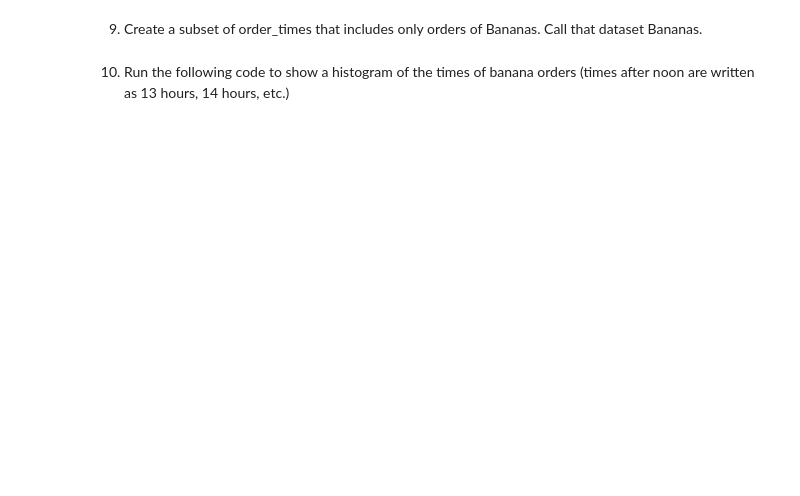
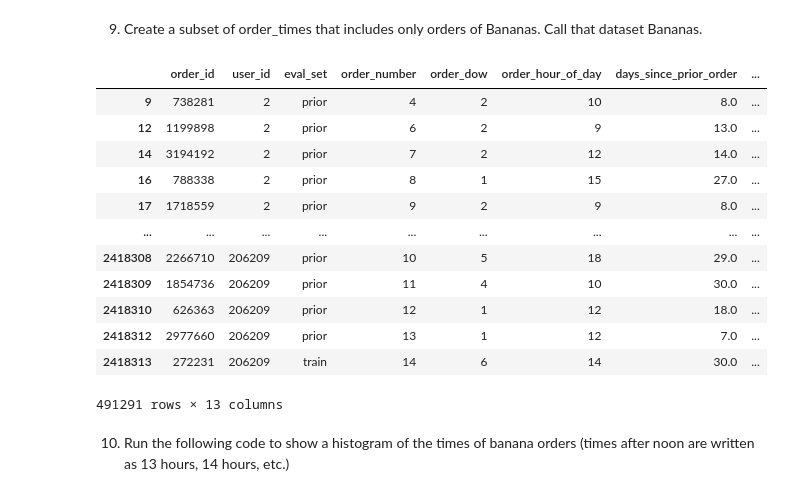
Before and after one commit to Samuel-Egbert31415/DS-Unit-1-Sprint-1-Data-Wrangling-and-Storytelling, a Jupyter notebook: module3-join-and-reshape-data/LS_DS_113_Join_and_Reshape_Data_Assignment.ipynb, the cells around one changed output. Saved outputs shown, nothing was run; the diff lists cells and outputs as text; code cells hidden in the pictures; blank space fills up the shorter version.

```diff
--- a/module3-join-and-reshape-data/LS_DS_113_Join_and_Reshape_Data_Assignment.ipynb
+++ b/module3-join-and-reshape-data/LS_DS_113_Join_and_Reshape_Data_Assignment.ipynb
@@ -265,3 +309,21 @@ Calcluate the number of times each product was ordered.  What was the most frequ
+# %%
+condition = (orders2['product_id'] == 24852)
+bananas = orders2[condition]
+bananas
+# %% [output]
+|  | order_id | user_id | eval_set | order_number | order_dow | order_hour_of_day | days_since_prior_order | ... |
+| 9 | 738281 | 2 | prior | 4 | 2 | 10 | 8.0 | ... |
+| 12 | 1199898 | 2 | prior | 6 | 2 | 9 | 13.0 | ... |
+| 14 | 3194192 | 2 | prior | 7 | 2 | 12 | 14.0 | ... |
+| 16 | 788338 | 2 | prior | 8 | 1 | 15 | 27.0 | ... |
+| 17 | 1718559 | 2 | prior | 9 | 2 | 9 | 8.0 | ... |
+| ... | ... | ... | ... | ... | ... | ... | ... | ... |
+| 2418308 | 2266710 | 206209 | prior | 10 | 5 | 18 | 29.0 | ... |
+| 2418309 | 1854736 | 206209 | prior | 11 | 4 | 10 | 30.0 | ... |
+| 2418310 | 626363 | 206209 | prior | 12 | 1 | 12 | 18.0 | ... |
+| 2418312 | 2977660 | 206209 | prior | 13 | 1 | 12 | 7.0 | ... |
+| 2418313 | 272231 | 206209 | train | 14 | 6 | 14 | 30.0 | ... |
+491291 rows × 13 columns
 # %% [markdown]
 10) Run the following code to show a histogram of the times of banana orders (times after noon are written as 13 hours, 14 hours, etc.)
 # %%
```
Also changed, not shown: parts of 16 cells of this notebook.
